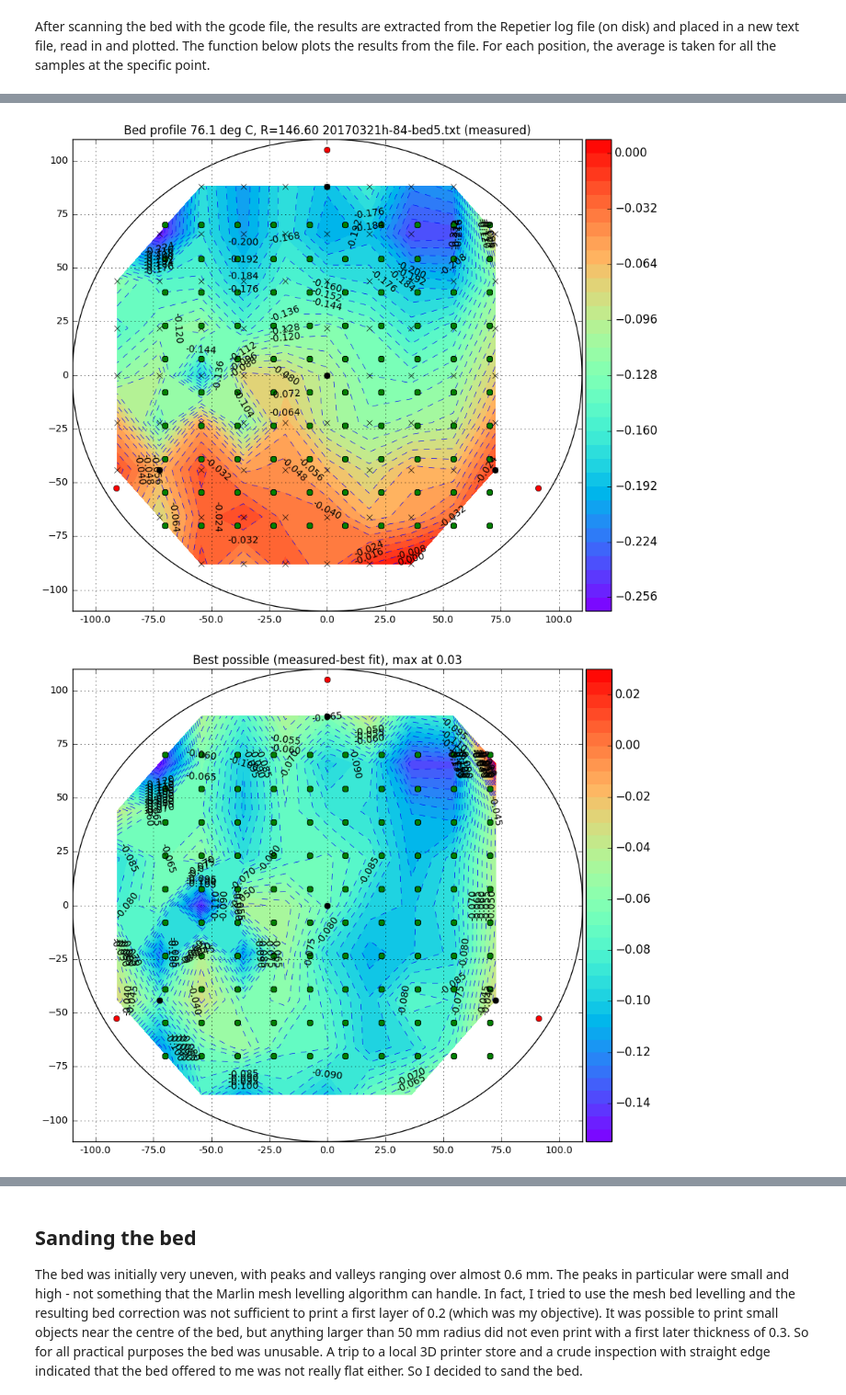
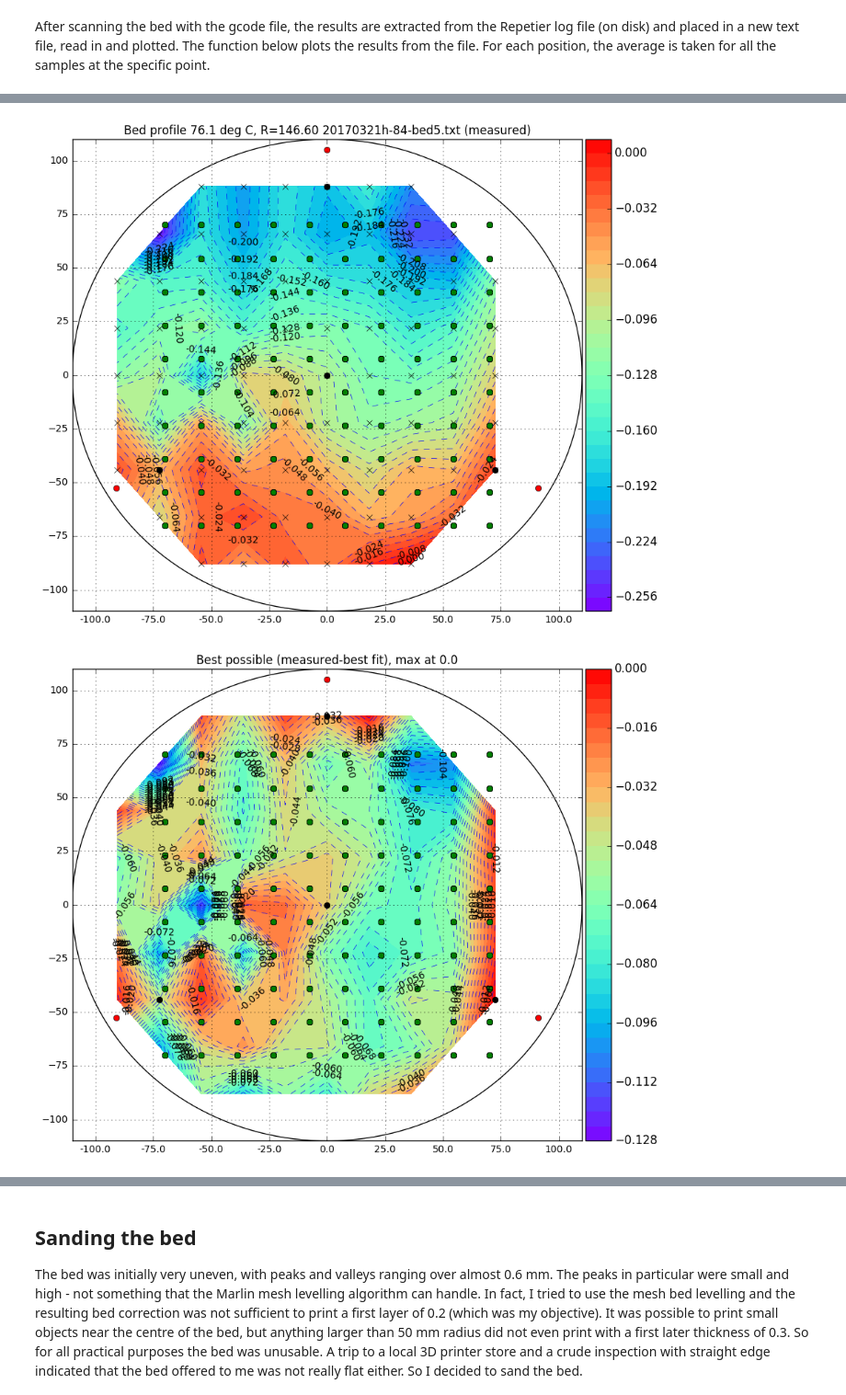
Before and after one commit to NelisW/my3D-Trium, a Jupyter notebook: building/CalcProbePoints.ipynb, the cells around one changed output, grey strips where cells are left out. Shown at 92% size. Drawn from its saved outputs; the diff is of its cells as text; code cells hidden in the pictures.

```diff
--- a/building/CalcProbePoints.ipynb
+++ b/building/CalcProbePoints.ipynb
@@ -361,6 +361,11 @@ def highDensityBed(filename,zProbeOffset=0.,bedRadius=110.,bedlift=0.):
     df['z'] = df['z'] - zProbeOffset
     # remove all samples at extreme x, measurement not reliable
     df = df[df['x']<=75]
+    df[(df['x']==72.50) & (df['y']==66.0)] = np.nan
+    df[(df['x']==54.38) & (df['y']==88.0)] = np.nan
+#     df = df[(df['x']==72.50) & (df['y']==66.0)]
+#     df = df[(df['x']==54.38) & (df['y']==88.0)]
+
     # group measurements at each x,y by taking mean of z
     dfr = df.groupby(by=['x','y']).aggregate(np.mean).reset_index().sort_values(by=['x','y'])
     # pivot to get x,y table format
@@ -483,7 +488,7 @@ def highDensityBed(filename,zProbeOffset=0.,bedRadius=110.,bedlift=0.):
 
 
 # highDensityBed('20170313c-84-bed1.txt')
-highDensityBed('20170321h-84-bed5.txt',bedlift=0.03)
+highDensityBed('20170321h-84-bed5.txt',bedlift=0.0)
 # %% [output]
 Time 22:59:32.223
 Bed temperature is 76.1 deg C
@@ -505,2 +510,2 @@ Z       0.0  88.0     -0.190      -0.064   0.126
-[figure, old version]
+[figure, new version]
-[figure, old version]
+[figure, new version]
```
Also changed, not shown: parts of 1 cell of this notebook, 1 other file.
